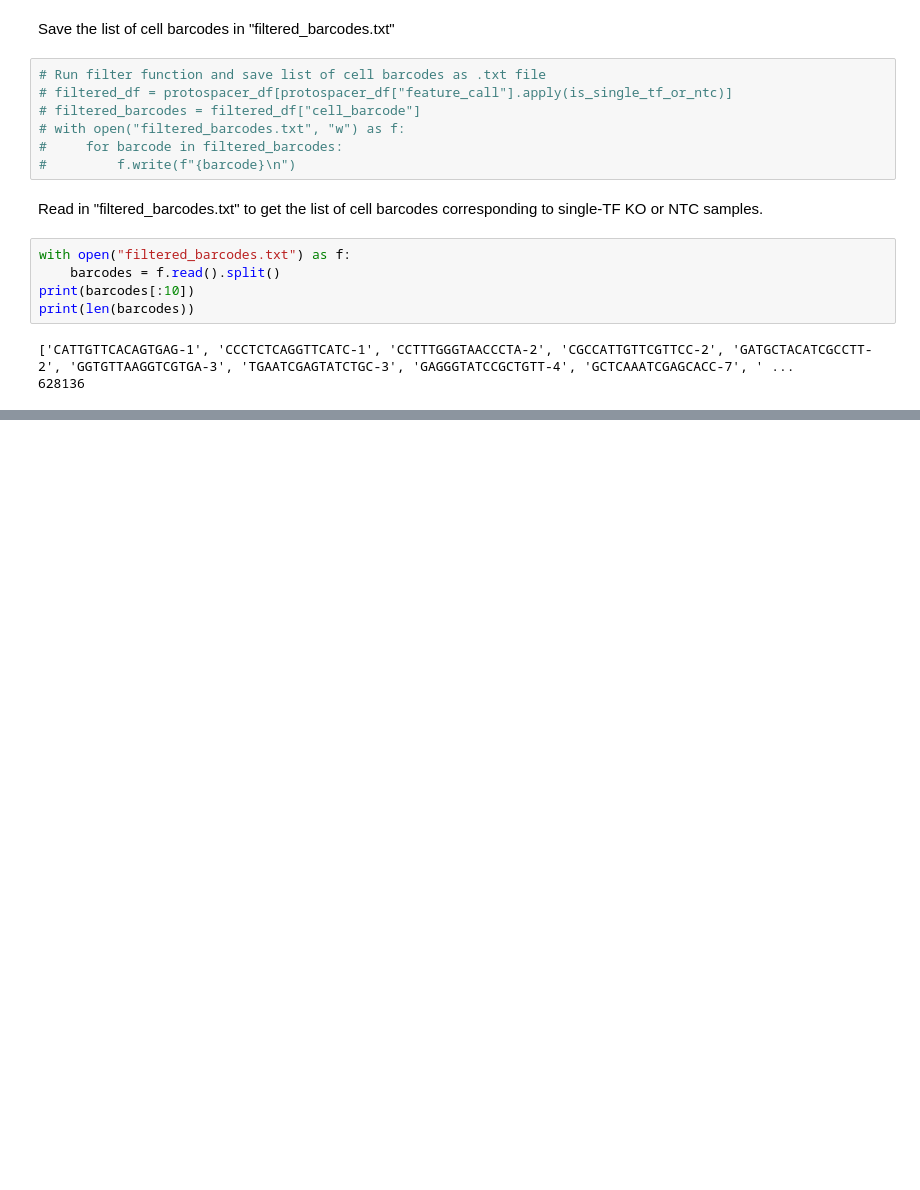
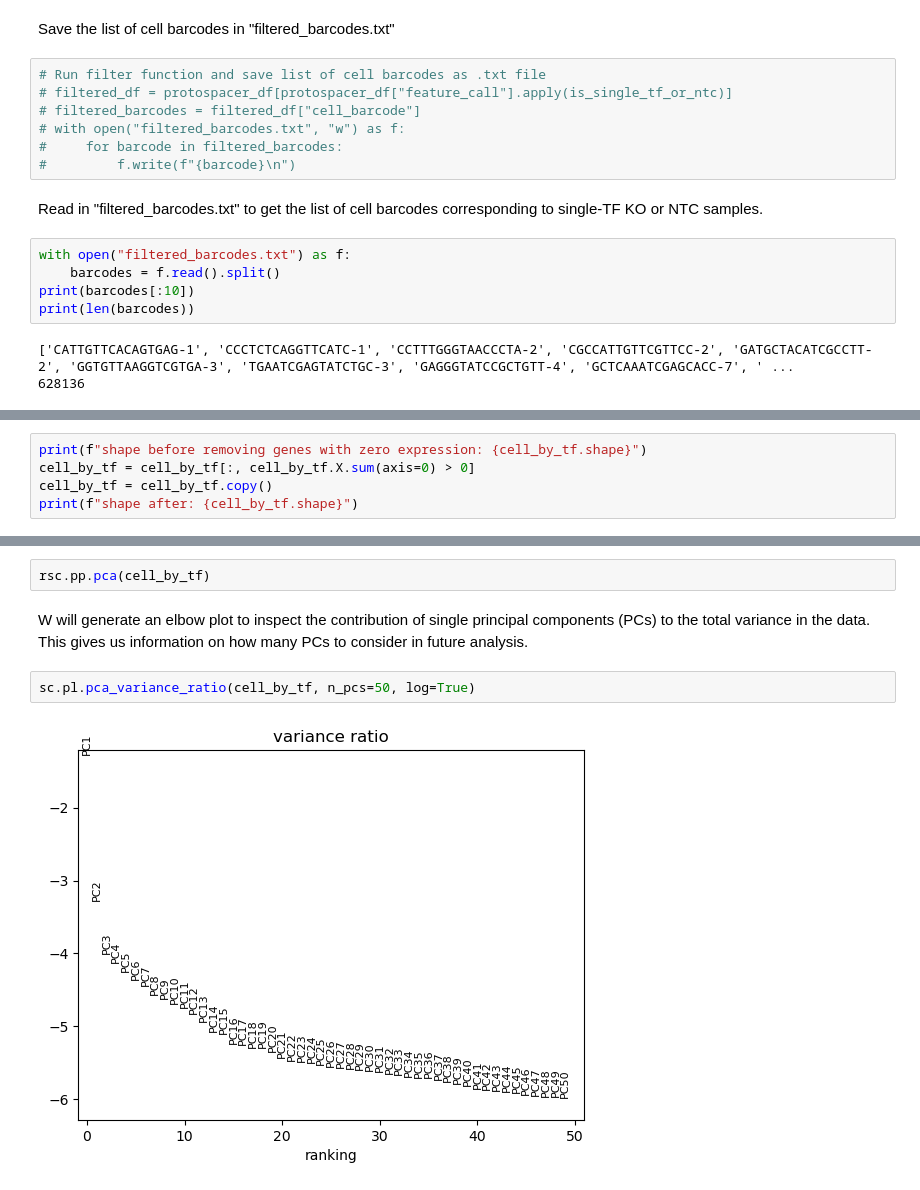
Before and after one commit to subramaniam-lab-ucsd/tf-project, a Jupyter notebook: tf_analysis.ipynb, the cells around one changed output, grey strips where cells are left out. Saved outputs shown, nothing was run; the diff lists cells and outputs as text; blank space fills up the shorter version.

```diff
--- a/tf_analysis.ipynb
+++ b/tf_analysis.ipynb
@@ -130,0 +219,5 @@ Out of the 5,386,783 cells in the dataset, 628,136 correspond to single-TF knock
+# %%
+print(f"shape before removing genes with zero expression: {cell_by_tf.shape}")
+cell_by_tf = cell_by_tf[:, cell_by_tf.X.sum(axis=0) > 0]
+cell_by_tf = cell_by_tf.copy()
+print(f"shape after: {cell_by_tf.shape}")
@@ -130,0 +233,8 @@ Out of the 5,386,783 cells in the dataset, 628,136 correspond to single-TF knock
+# %%
+rsc.pp.pca(cell_by_tf)
+# %% [markdown]
+W will generate an elbow plot to inspect the contribution of single principal components (PCs) to the total variance in the data. This gives us information on how many PCs to consider in future analysis.
+# %%
+sc.pl.pca_variance_ratio(cell_by_tf, n_pcs=50, log=True)
+# %% [output]
+[figure, added]
```
Also changed, not shown: parts of 45 cells of this notebook, 3 other files.
